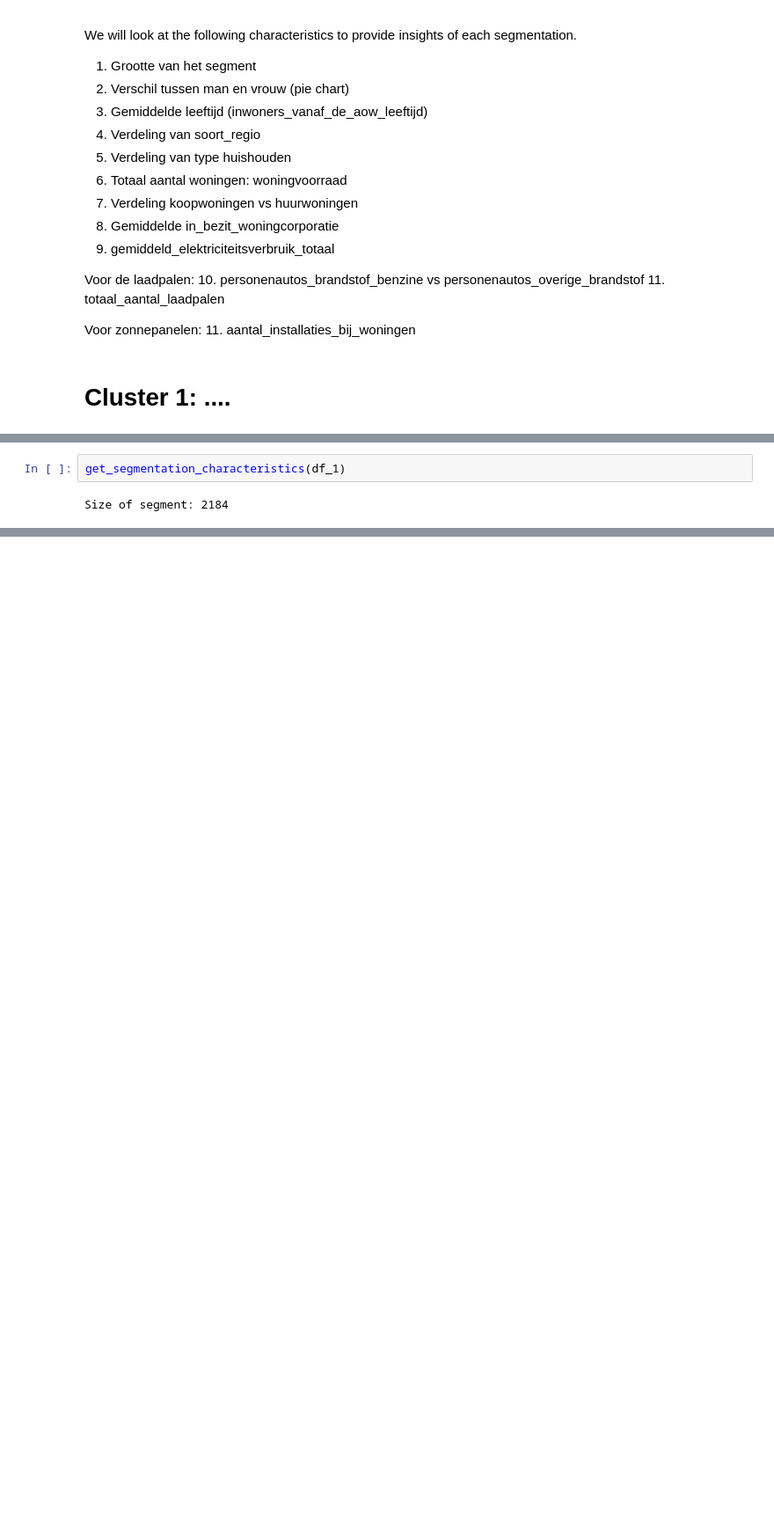
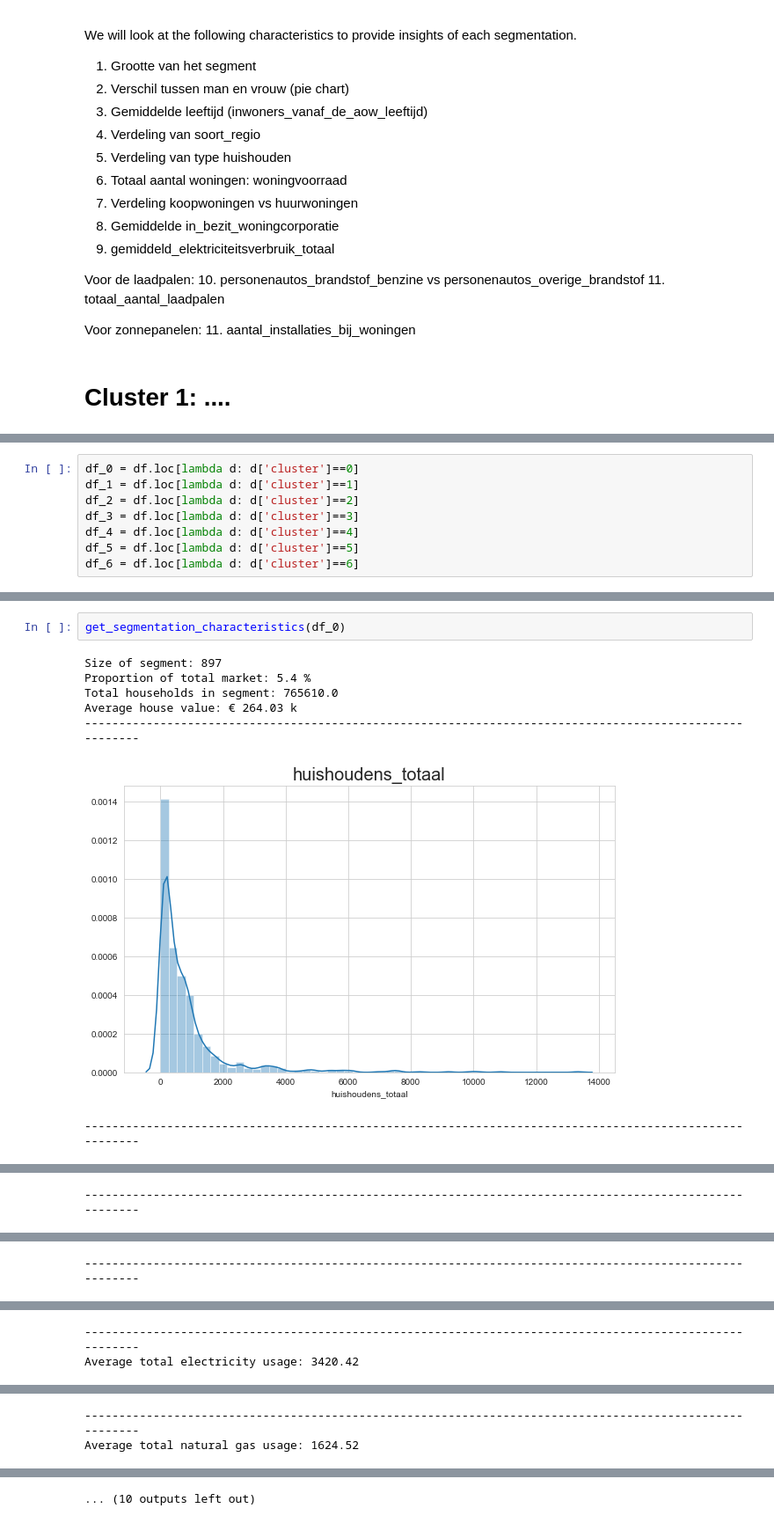
Before and after one commit to NielsHoogeveen1990/Customer-segmentation, a Jupyter notebook: notebooks/Segmentation analysis.ipynb, the cells around one changed output, grey strips where cells are left out. Shown: that part at 88% size. Drawn from its saved outputs; the diff is of its cells as text; blank space fills up the shorter version.

```diff
--- a/notebooks/Segmentation analysis.ipynb
+++ b/notebooks/Segmentation analysis.ipynb
@@ -128,0 +105,8 @@ def get_segmentation_characteristics(df_segment):
+# %%
+df_0 = df.loc[lambda d: d['cluster']==0]
+df_1 = df.loc[lambda d: d['cluster']==1]
+df_2 = df.loc[lambda d: d['cluster']==2]
+df_3 = df.loc[lambda d: d['cluster']==3]
+df_4 = df.loc[lambda d: d['cluster']==4]
+df_5 = df.loc[lambda d: d['cluster']==5]
+df_6 = df.loc[lambda d: d['cluster']==6]
@@ -129,4 +259,10 @@ def get_segmentation_characteristics(df_segment):
 # %%
-get_segmentation_characteristics(df_1)
+get_segmentation_characteristics(df_0)
 # %% [output]
-Size of segment: 2184
+Size of segment: 897
+Proportion of total market: 5.4 %
+Total households in segment: 765610.0
+Average house value: € 264.03 k
+--------------------------------------------------------------------------------------------------------
+[figure, added]
+--------------------------------------------------------------------------------------------------------
@@ -132,0 +270 @@ Size of segment: 2184
+--------------------------------------------------------------------------------------------------------
@@ -132,0 +272 @@ Size of segment: 2184
+--------------------------------------------------------------------------------------------------------
@@ -132,0 +274,2 @@ Size of segment: 2184
+--------------------------------------------------------------------------------------------------------
+Average total electricity usage: 3420.42
@@ -132,0 +277,2 @@ Size of segment: 2184
+--------------------------------------------------------------------------------------------------------
+Average total natural gas usage: 1624.52
@@ -132,0 +280 @@ Size of segment: 2184
+... (10 outputs left out)
```
Also changed, not shown: parts of 12 cells of this notebook, 5 other files.
